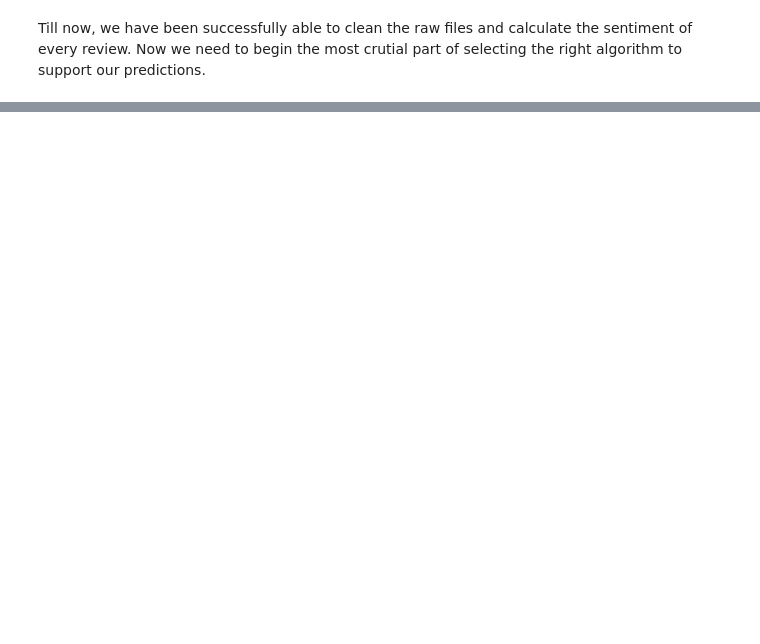
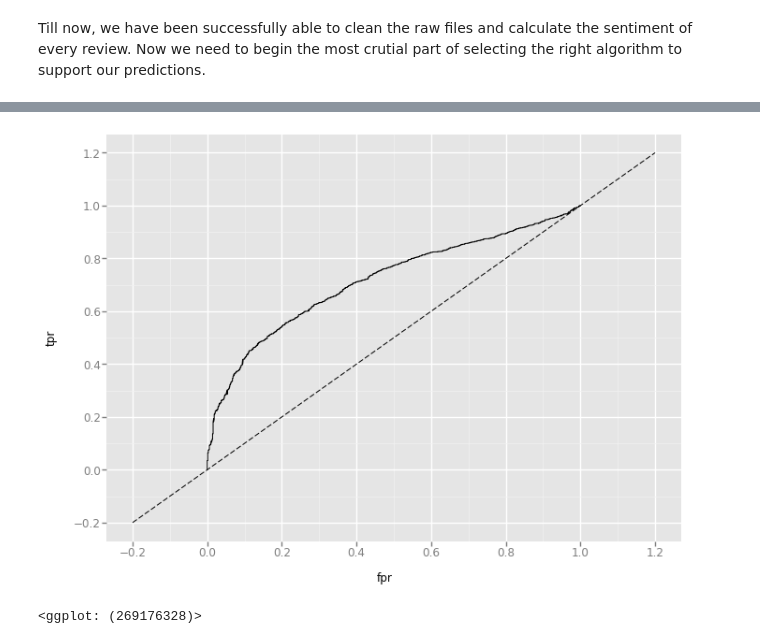
Before and after one commit to kunalseth/DataCuisine, a Jupyter notebook: 3.Algorithms_Yelp.ipynb, the cells around one changed output, grey strips where cells are left out. Cells and saved outputs as stored; diff of their text form; code cells hidden in the pictures; blank space fills up the shorter version.

```diff
--- a/3.Algorithms_Yelp.ipynb
+++ b/3.Algorithms_Yelp.ipynb
@@ -61,0 +302,6 @@ rest_sent_gp_df
+# %%
+# Specifying Random forest classifier
+clf = RandomForestClassifier()
+# %%
+# Fitting the Random forest model
+clf.fit(X_train[:, (8,5,6,3,2,1)], y_train)
@@ -61,0 +339,6 @@ rest_sent_gp_df
+# %%
+# Logistic Regression on test train split using columns :
+logit = sm.Logit((y_train), X_train[:,(8,5,6,3,2,1)])
+
+# fit the model
+result = logit.fit()
@@ -61,0 +373,5 @@ rest_sent_gp_df
+# %%
+# Predicting using the test set
+y_pred = result.predict(X_test[:,(8,5,6,3,2,1)])
+print 'Predicted Probabilities:' + str(y_pred)
+# print y
@@ -61,0 +405,11 @@ rest_sent_gp_df
+# %%
+# ROC Curve- Logistic Regression
+fpr1, tpr1, _ = metrics.roc_curve(y_test, y_pred)
+
+df = pd.DataFrame(dict(fpr=fpr1, tpr=tpr1))
+ggplot(df, aes(x='fpr', y='tpr')) +\
+    geom_line() +\
+    geom_abline(linetype='dashed')
+# %% [output]
+[figure, added]
+<ggplot: (269176328)>
```
Also changed, not shown: parts of 65 cells of this notebook, 2 other files.
